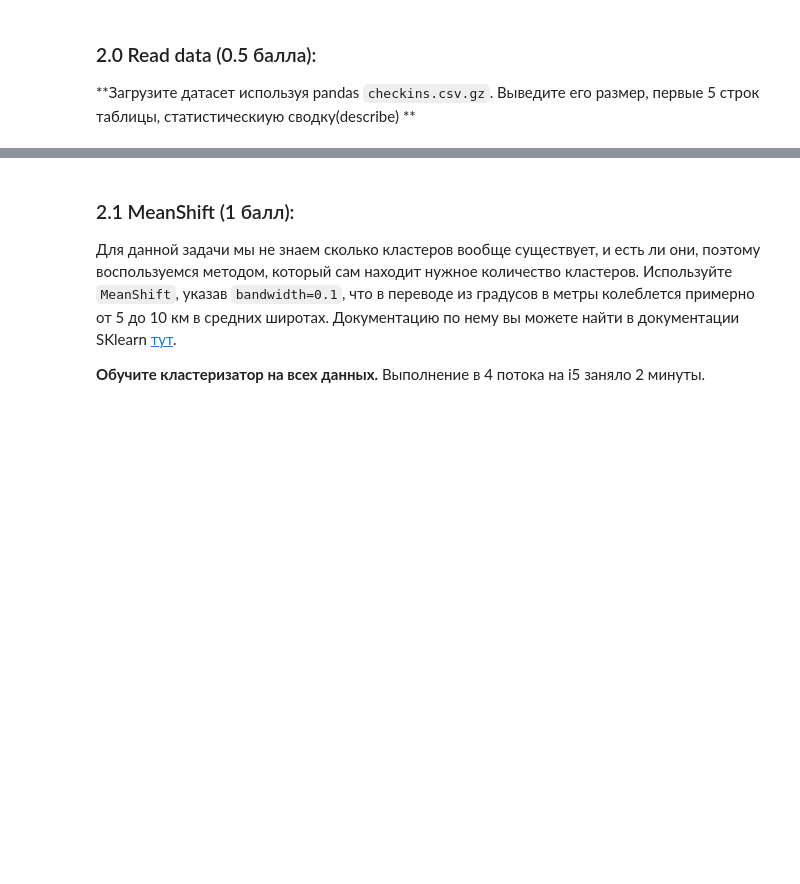
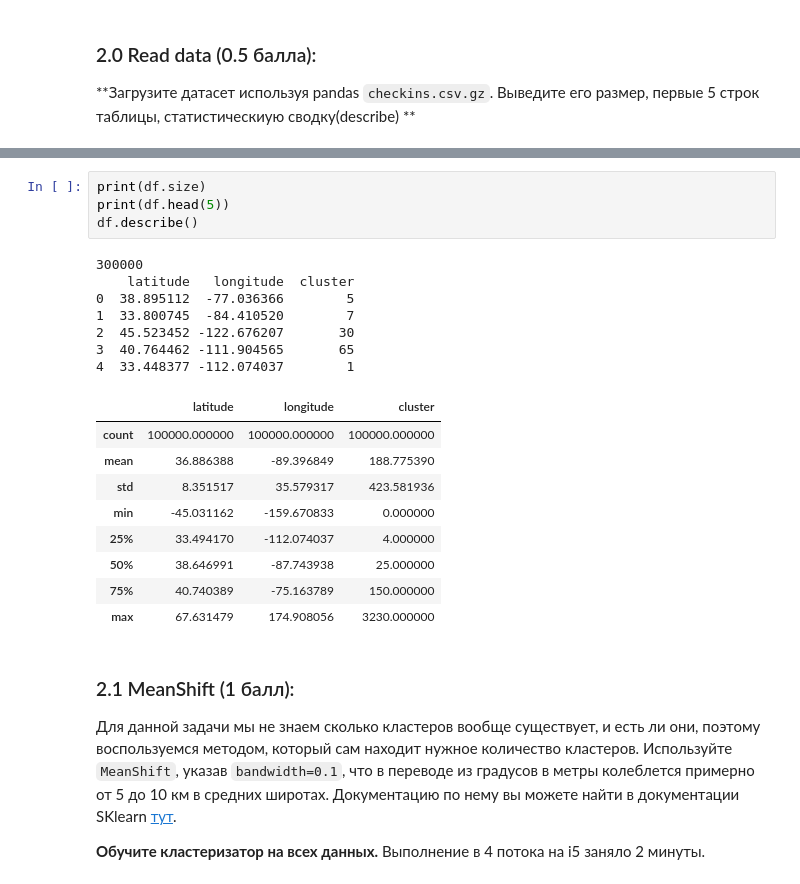
Before and after one commit to evggenshch/7bits_ML_1819, a Jupyter notebook: week04_homework_04-01-clustering-homework.ipynb, the cells around one changed output, grey strips where cells are left out. Cells and saved outputs as stored; diff of their text form; blank space fills up the shorter version.

```diff
--- a/week04_homework_04-01-clustering-homework.ipynb
+++ b/week04_homework_04-01-clustering-homework.ipynb
@@ -44,3 +61,24 @@ df = pd.read_csv('data/checkins.csv.gz', compression='gzip')
+# %%
+print(df.size)
+print(df.head(5))
+df.describe()
+# %% [output]
+300000
+    latitude   longitude  cluster
+0  38.895112  -77.036366        5
+1  33.800745  -84.410520        7
+2  45.523452 -122.676207       30
+3  40.764462 -111.904565       65
+4  33.448377 -112.074037        1
+|  | latitude | longitude | cluster |
+| count | 100000.000000 | 100000.000000 | 100000.000000 |
+| mean | 36.886388 | -89.396849 | 188.775390 |
+| std | 8.351517 | 35.579317 | 423.581936 |
+| min | -45.031162 | -159.670833 | 0.000000 |
+| 25% | 33.494170 | -112.074037 | 4.000000 |
+| 50% | 38.646991 | -87.743938 | 25.000000 |
+| 75% | 40.740389 | -75.163789 | 150.000000 |
+| max | 67.631479 | 174.908056 | 3230.000000 |
 # %% [markdown]
 ###  2.1 MeanShift (1 балл):
 Для данной задачи мы не знаем сколько кластеров вообще существует, и есть ли они, поэтому воспользуемся методом, который сам находит нужное количество кластеров. Используйте `MeanShift`, указав `bandwidth=0.1`, что в переводе из градусов в метры колеблется примерно от 5 до 10 км в средних широтах. Документацию по нему вы можете найти в документации SKlearn [тут](http://scikit-learn.org/stable/modules/clustering.html#mean-shift).
```
Also changed, not shown: parts of 5 cells of this notebook, 1 other file.
